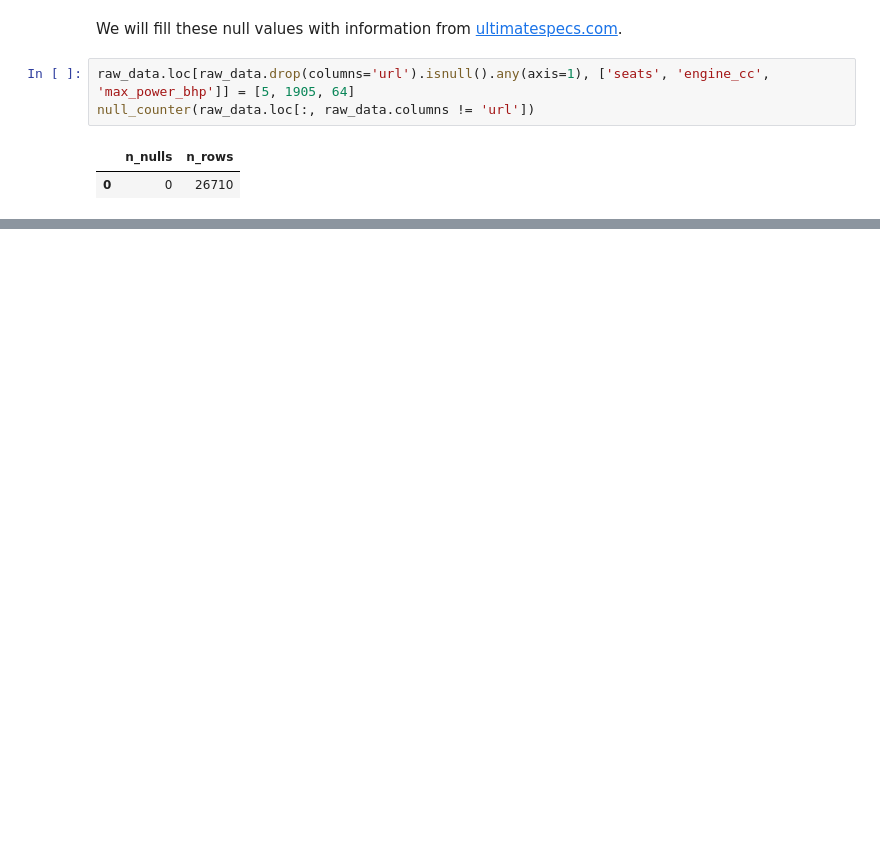
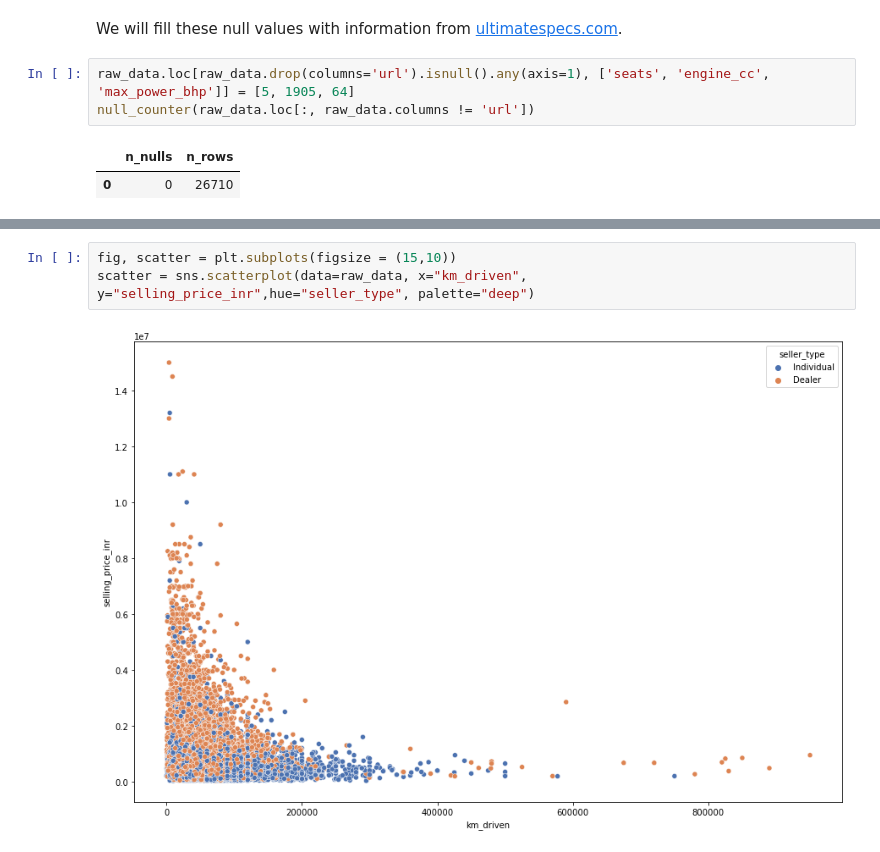
Before and after one commit to ZaikaBohdan/ds_car_price_proj, a Jupyter notebook: car_price_pred.ipynb, the cells around one changed output, grey strips where cells are left out. Drawn from its saved outputs; the diff is of its cells as text; blank space fills up the shorter version.

```diff
--- a/car_price_pred.ipynb
+++ b/car_price_pred.ipynb
@@ -1422,0 +1433,5 @@ memory usage: 2.4+ MB
+# %%
+fig, scatter = plt.subplots(figsize = (15,10))
+scatter = sns.scatterplot(data=raw_data, x="km_driven", y="selling_price_inr",hue="seller_type", palette="deep")
+# %% [output]
+[figure, added]
```
Also changed, not shown: parts of 21 cells of this notebook.
